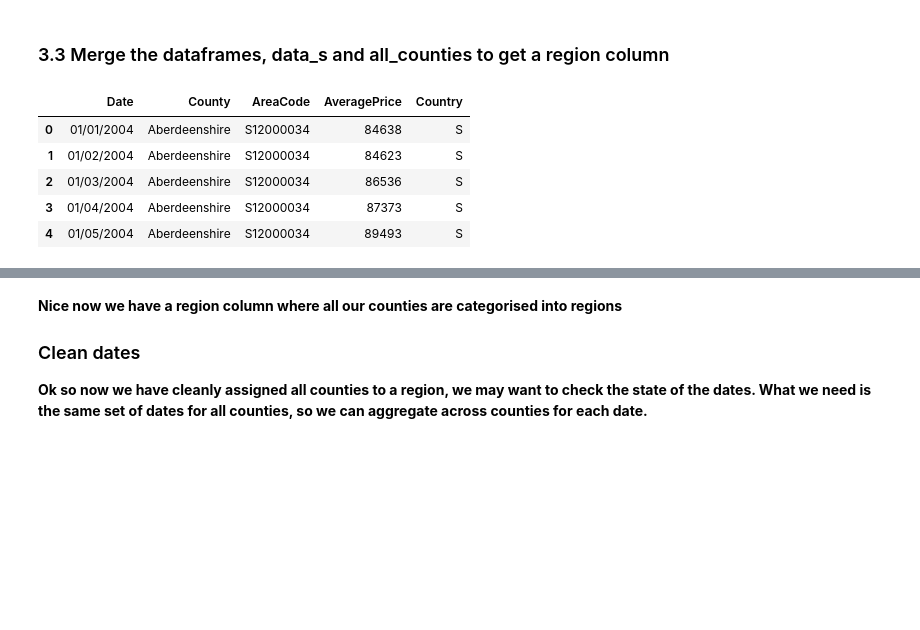
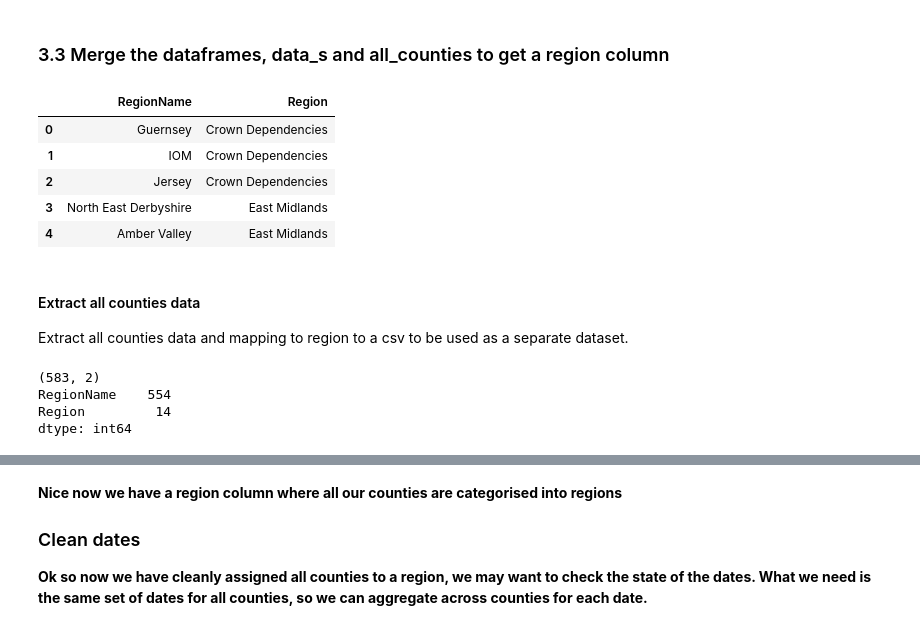
Before and after one commit to ollietiong/uk_house_prices, a Jupyter notebook: notebooks/UKHousePrices-1_DataCleanPrep_stats.ipynb, the cells around one changed output, grey strips where cells are left out. Drawn from its saved outputs; the diff is of its cells as text; code cells hidden in the pictures; blank space fills up the shorter version.

```diff
--- a/notebooks/UKHousePrices-1_DataCleanPrep_stats.ipynb
+++ b/notebooks/UKHousePrices-1_DataCleanPrep_stats.ipynb
@@ -357,12 +357,23 @@ __Now we have a mapping from counties to region in a separate dataframe. But the
 ### 3.3 Merge the dataframes, data_s and all_counties to get a region column
 # %%
 # rename column in original dataset to county
-data_s.rename(columns= {"RegionName":"County"},inplace=True)
-data_s.head()
+all_counties.rename(columns= {"County":"RegionName"},inplace=True)
+all_counties.head()
 # %% [output]
-|  | Date | County | AreaCode | AveragePrice | Country |
-| 0 | 01/01/2004 | Aberdeenshire | S12000034 | 84638 | S |
-| 1 | 01/02/2004 | Aberdeenshire | S12000034 | 84623 | S |
-| 2 | 01/03/2004 | Aberdeenshire | S12000034 | 86536 | S |
-| 3 | 01/04/2004 | Aberdeenshire | S12000034 | 87373 | S |
-| 4 | 01/05/2004 | Aberdeenshire | S12000034 | 89493 | S |
+|  | RegionName | Region |
+| 0 | Guernsey | Crown Dependencies |
+| 1 | IOM | Crown Dependencies |
+| 2 | Jersey | Crown Dependencies |
+| 3 | North East Derbyshire | East Midlands |
+| 4 | Amber Valley | East Midlands |
+# %% [markdown]
+#### Extract all counties data
+Extract all counties data and mapping to region to a csv to be used as a separate dataset.
+# %%
+print(all_counties.shape)
+print(all_counties.nunique())
+# %% [output]
+(583, 2)
+RegionName    554
+Region         14
+dtype: int64
```
Also changed, not shown: parts of 18 cells of this notebook, 4 other files.
